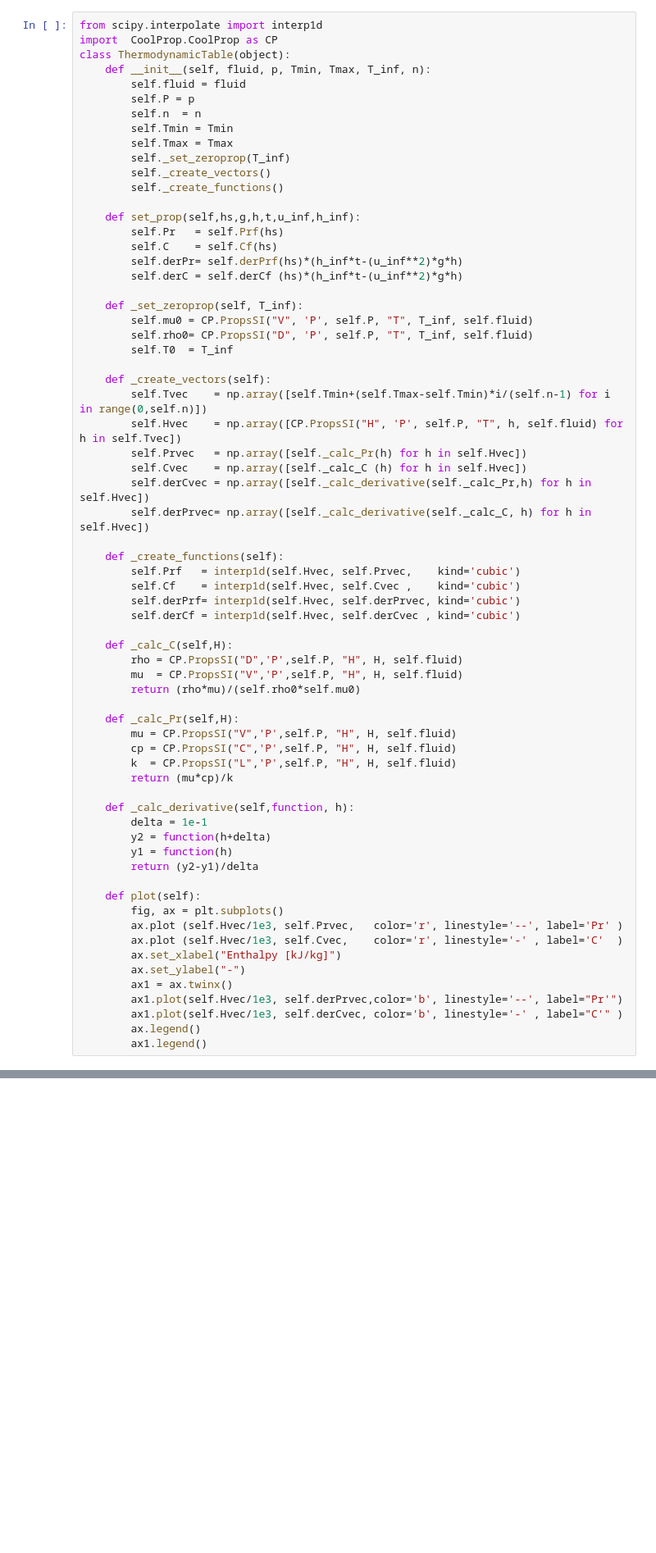
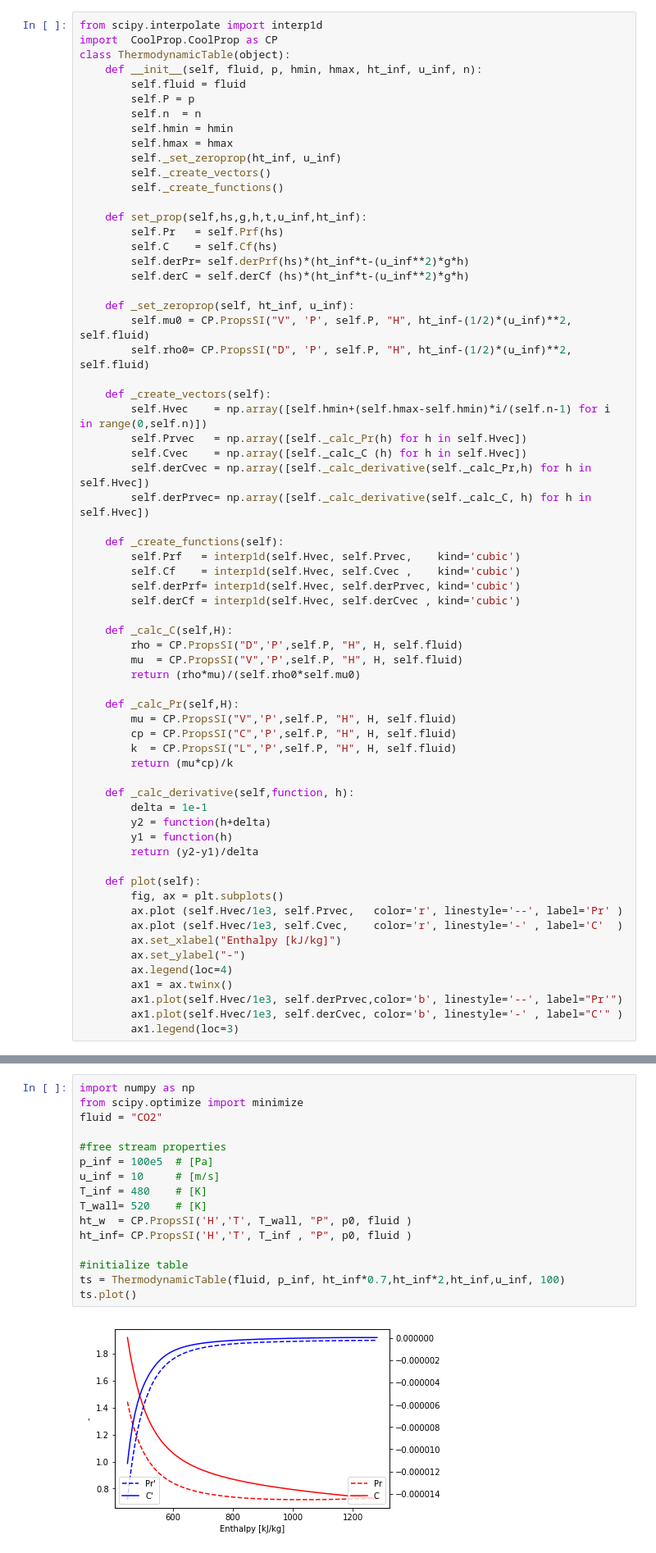
Before and after one commit to stephansmit/blasius_equation, a Jupyter notebook: blasius_vp_notebook.ipynb, the cells around one changed output, grey strips where cells are left out. Shown at 82% size. Saved outputs shown, nothing was run; the diff lists cells and outputs as text; blank space fills up the shorter version.

```diff
--- a/blasius_vp_notebook.ipynb
+++ b/blasius_vp_notebook.ipynb
@@ -101,30 +101,28 @@ $$
 from scipy.interpolate import interp1d
 import  CoolProp.CoolProp as CP
 class ThermodynamicTable(object):
-    def __init__(self, fluid, p, Tmin, Tmax, T_inf, n):
+    def __init__(self, fluid, p, hmin, hmax, ht_inf, u_inf, n):
         self.fluid = fluid
         self.P = p
         self.n  = n
-        self.Tmin = Tmin
-        self.Tmax = Tmax
-        self._set_zeroprop(T_inf)
+        self.hmin = hmin
+        self.hmax = hmax
+        self._set_zeroprop(ht_inf, u_inf)
         self._create_vectors()
         self._create_functions()
 
-    def set_prop(self,hs,g,h,t,u_inf,h_inf):
+    def set_prop(self,hs,g,h,t,u_inf,ht_inf):
         self.Pr   = self.Prf(hs)
         self.C    = self.Cf(hs)
-        self.derPr= self.derPrf(hs)*(h_inf*t-(u_inf**2)*g*h)
-        self.derC = self.derCf (hs)*(h_inf*t-(u_inf**2)*g*h)
+        self.derPr= self.derPrf(hs)*(ht_inf*t-(u_inf**2)*g*h)
+        self.derC = self.derCf (hs)*(ht_inf*t-(u_inf**2)*g*h)
 
-    def _set_zeroprop(self, T_inf):
-        self.mu0 = CP.PropsSI("V", 'P', self.P, "T", T_inf, self.fluid)
-        self.rho0= CP.PropsSI("D", 'P', self.P, "T", T_inf, self.fluid)
-        self.T0  = T_inf
+    def _set_zeroprop(self, ht_inf, u_inf):
+        self.mu0 = CP.PropsSI("V", 'P', self.P, "H", ht_inf-(1/2)*(u_inf)**2, self.fluid)
+        self.rho0= CP.PropsSI("D", 'P', self.P, "H", ht_inf-(1/2)*(u_inf)**2, self.fluid)
 
     def _create_vectors(self):
-        self.Tvec    = np.array([self.Tmin+(self.Tmax-self.Tmin)*i/(self.n-1) for i in range(0,self.n)])
-        self.Hvec    = np.array([CP.PropsSI("H", 'P', self.P, "T", h, self.fluid) for h in self.Tvec])
+        self.Hvec    = np.array([self.hmin+(self.hmax-self.hmin)*i/(self.n-1) for i in range(0,self.n)])
         self.Prvec   = np.array([self._calc_Pr(h) for h in self.Hvec])
         self.Cvec    = np.array([self._calc_C (h) for h in self.Hvec])
         self.derCvec = np.array([self._calc_derivative(self._calc_Pr,h) for h in self.Hvec])
@@ -159,8 +157,8 @@ class ThermodynamicTable(object):
         ax.plot (self.Hvec/1e3, self.Cvec,    color='r', linestyle='-' , label='C'  )
         ax.set_xlabel("Enthalpy [kJ/kg]")
         ax.set_ylabel("-")
+        ax.legend(loc=4)
         ax1 = ax.twinx()
         ax1.plot(self.Hvec/1e3, self.derPrvec,color='b', linestyle='--', label="Pr'")
         ax1.plot(self.Hvec/1e3, self.derCvec, color='b', linestyle='-' , label="C'" )
-        ax.legend()
-        ax1.legend()
+        ax1.legend(loc=3)
@@ -172,3 +167,21 @@ ts.plot()
+# %%
+import numpy as np
+from scipy.optimize import minimize
+fluid = "CO2"
+
+#free stream properties
+p_inf = 100e5  # [Pa]
+u_inf = 10     # [m/s]
+T_inf = 480    # [K]
+T_wall= 520    # [K]
+ht_w  = CP.PropsSI('H','T', T_wall, "P", p0, fluid )
+ht_inf= CP.PropsSI('H','T', T_inf , "P", p0, fluid )
+
+#initialize table
+ts = ThermodynamicTable(fluid, p_inf, ht_inf*0.7,ht_inf*2,ht_inf,u_inf, 100)
+ts.plot()
+# %% [output]
+[figure, added]
 # %% [markdown]
 ## Solve ODES
 ### Numerical Method
```
Also changed, not shown: parts of 11 cells of this notebook, 1 other file.
